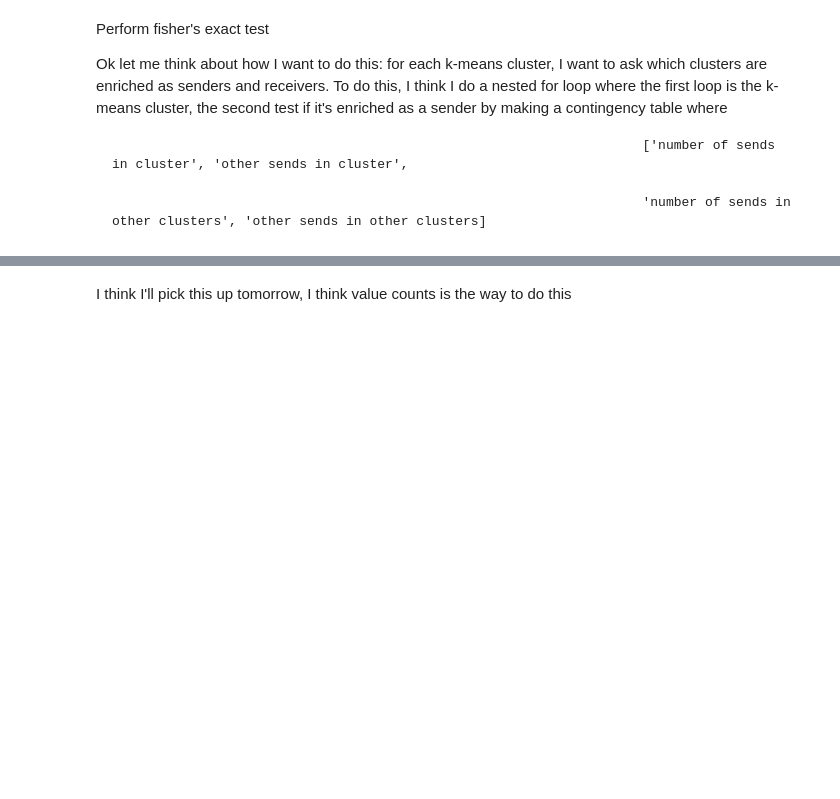
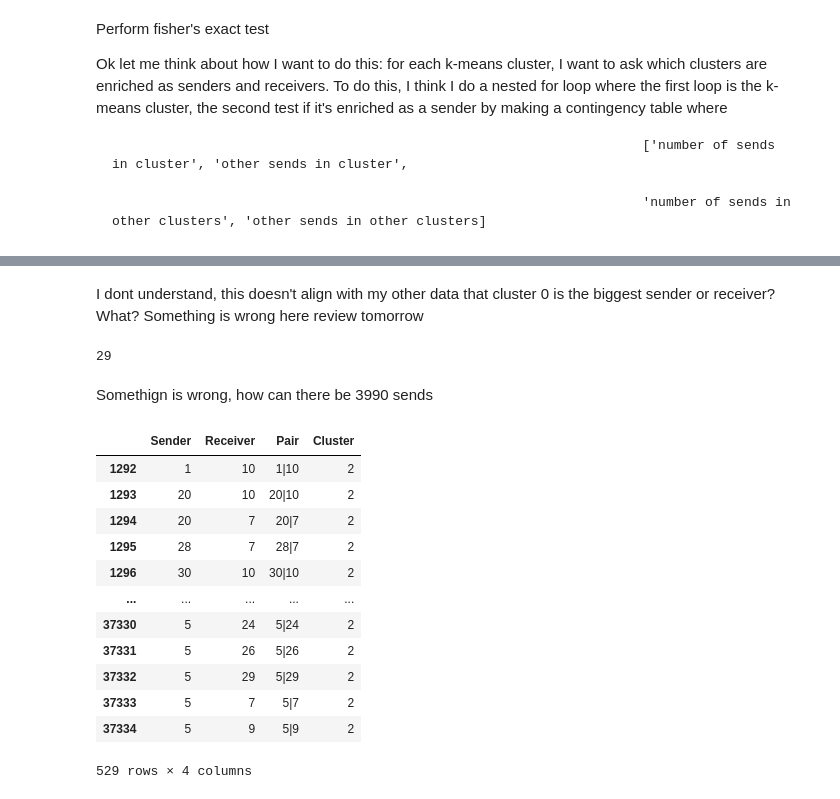
Before and after one commit to ggraham4/multiome_poa, a Jupyter notebook: Python/CellPhoneDb/k_means_clustering/k_means_clustering_04_10_2025.ipynb, the cells around one changed output, grey strips where cells are left out. Cells and saved outputs as stored; diff of their text form; code cells hidden in the pictures; blank space fills up the shorter version.

```diff
--- a/Python/CellPhoneDb/k_means_clustering/k_means_clustering_04_10_2025.ipynb
+++ b/Python/CellPhoneDb/k_means_clustering/k_means_clustering_04_10_2025.ipynb
@@ -308,2 +302,26 @@ Name: count, dtype: int64
 # %% [markdown]
-I think I'll pick this up tomorrow, I think value counts is the way to do this
+I dont understand, this doesn't align with my other data that cluster 0 is the biggest sender or receiver? What? Something is wrong here review tomorrow
+# %%
+max(sender_data_agg['Cluster'])
+# %% [output]
+29
+# %% [markdown]
+Somethign is wrong, how can there be 3990 sends
+# %%
+
+subset_df = cluster_pairs_aggregated[cluster_pairs_aggregated['Cluster']==2]
+subset_df
+# %% [output]
+|  | Sender | Receiver | Pair | Cluster |
+| 1292 | 1 | 10 | 1|10 | 2 |
+| 1293 | 20 | 10 | 20|10 | 2 |
+| 1294 | 20 | 7 | 20|7 | 2 |
+| 1295 | 28 | 7 | 28|7 | 2 |
+| 1296 | 30 | 10 | 30|10 | 2 |
+| ... | ... | ... | ... | ... |
+| 37330 | 5 | 24 | 5|24 | 2 |
+| 37331 | 5 | 26 | 5|26 | 2 |
+| 37332 | 5 | 29 | 5|29 | 2 |
+| 37333 | 5 | 7 | 5|7 | 2 |
+| 37334 | 5 | 9 | 5|9 | 2 |
+529 rows × 4 columns
```
Also changed, not shown: parts of 16 cells of this notebook.
